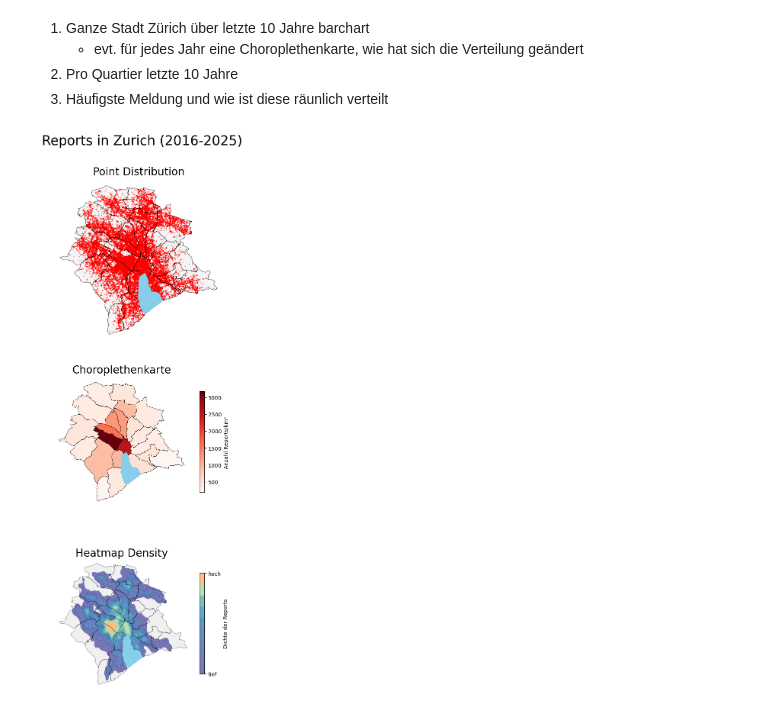
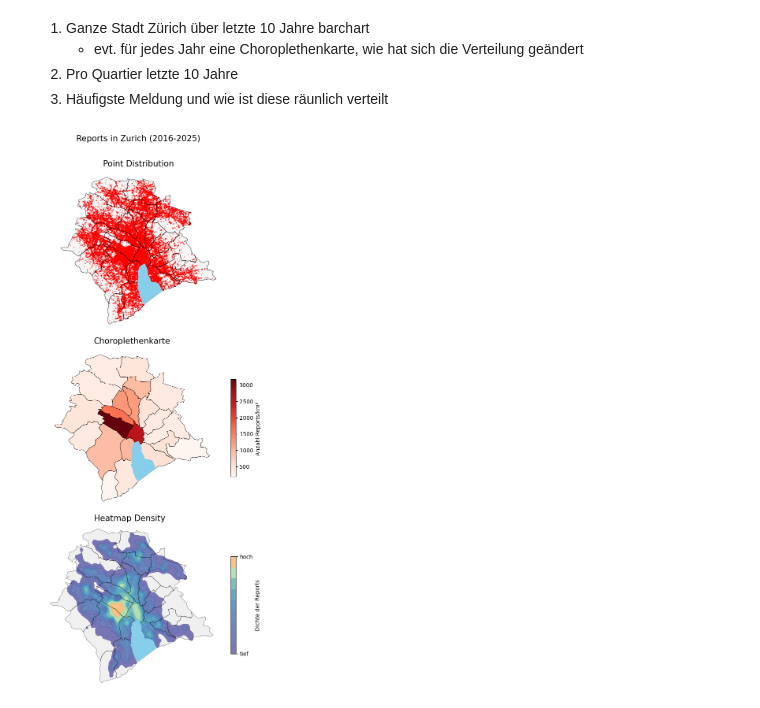
Before and after one commit to fabianott/sds210_project, a Jupyter notebook: notebooks/spatial_analysis.ipynb, the cells around one changed output. Drawn from its saved outputs; the diff is of its cells as text; code cells hidden in the pictures.

```diff
--- a/notebooks/spatial_analysis.ipynb
+++ b/notebooks/spatial_analysis.ipynb
@@ -16,34 +34,16 @@ import seaborn as sns
 # %%
-# Load the quartiere polygons
-BASE_DIR = Path().resolve().parent
-quartiere_file_path = BASE_DIR / "data/raw/Zurich_quarters.gpkg"
-quartiere_gdf = gpd.read_file(quartiere_file_path)
+# Plots showing the distribution of reports (2016-2025)
+# 1. Point distribution
+fig, axs = plt.subplots(3, 1, figsize=(7,14))
+fig.suptitle("Reports in Zurich (2016-2025)", fontsize=15, y=1.01, x=0.5)
 
-# Load the lakes
-lakes_file_path = BASE_DIR / "data/processed/zurichsee.gpkg"
-lakes_gdf = gpd.read_file(lakes_file_path)
-lakes_gdf = lakes_gdf.to_crs(epsg=2056)
-
-# Load the cleaned reports
-reports_file_path = BASE_DIR / "data/processed/reports_cleaned.csv"
-reports_df = pd.read_csv(reports_file_path)
-reports_gdf = gpd.GeoDataFrame(
-    reports_df, geometry=gpd.points_from_xy(reports_df.e, reports_df.n, crs="EPSG:2056")
-)
-
-# 1. Point distribution
-fig, axs = plt.subplots(3, 1, figsize=(5,15))
-fig.suptitle("Reports in Zurich (2016-2025)", fontsize=25, y=1.01)
-
-# Point distribution
 quartiere_gdf.plot(ax=axs[0], color="whitesmoke", linewidth= 0.5, zorder=1)
 reports_gdf.plot(ax=axs[0], color= "red", markersize=1, alpha=0.4, zorder=2)
 lakes_gdf.plot(ax=axs[0], color = "skyblue", zorder=4)
 quartiere_gdf.boundary.plot(ax=axs[0], color="black", linewidth=0.5, zorder=3)
 
-
 axs[0].axis("off")
-axs[0].set_title("Point Distribution", fontsize=20)
+axs[0].set_title("Point Distribution", fontsize=15)
 
 # 2. Choroplethenkarte
 # Fläche in km^2 der Quartiere berechnen für Normierung
@@ -57,7 +57,6 @@ quartiere_counts_gdf = quartiere_gdf.merge(report_counts, on="name", how="left")
 # Normierung
 quartiere_counts_gdf["density"] = quartiere_counts_gdf["count"] / quartiere_counts_gdf["area_km2"]
 
-# Chorplethenkarte erstellen
 lakes_gdf.plot(ax=axs[1], color="skyblue",zorder=2)
 
 quartiere_counts_gdf.plot(
@@ -71,7 +70,7 @@ quartiere_counts_gdf.plot(
     zorder=1
 )
 
-axs[1].set_title("Choroplethenkarte", fontsize=20)
+axs[1].set_title("Choroplethenkarte", fontsize=15)
 axs[1].axis("off")
 
 # 3. Heatmap (Kernel Density Estimate)
@@ -79,33 +78,33 @@ quartiere_gdf.plot(ax=axs[2], color="#f0f0f0", edgecolor="none")
 
 sns.kdeplot(
     x=reports_gdf.e, y=reports_gdf.n,
     ax=axs[2],
     cmap="Spectral_r",
     fill=True,
     thresh=0.05, # ab welcher Dichte die Heatmap angezeigt wird (> 5% des maximalen Wertes)
     alpha=0.8,
     cbar=True,
     cbar_kws={"label": "Dichte der Reports", "orientation": "vertical", "shrink": 0.6},
     bw_adjust=0.5  # Beeinflusst, wie glatt die Heatmap ist
 )
 
 # Colorbar Skala ändern
 cbar = axs[2].collections[-1].colorbar
 
 vmin, vmax = cbar.ax.get_ylim()
 cbar.set_ticks([vmin, vmax])
 
 # Die Zahlen durch Text ersetzen
 cbar.set_ticklabels(["tief", "hoch"])
 
 lakes_gdf.plot(ax=axs[2], color = "skyblue", zorder= 2)
 quartiere_gdf.boundary.plot(ax=axs[2], color="black", linewidth=0.5, alpha=0.6, zorder=1) # only the boundaries
 
 axs[2].axis("off")
-axs[2].set_title("Heatmap Density", fontsize=20)
+axs[2].set_title("Heatmap Density", fontsize=15)
 
 plt.tight_layout() # that they don't overlap
 plt.show()
 # %% [output]
-[figure, old version]
+[figure, new version]
 # %%
```
Also changed, not shown: parts of 3 cells of this notebook.
